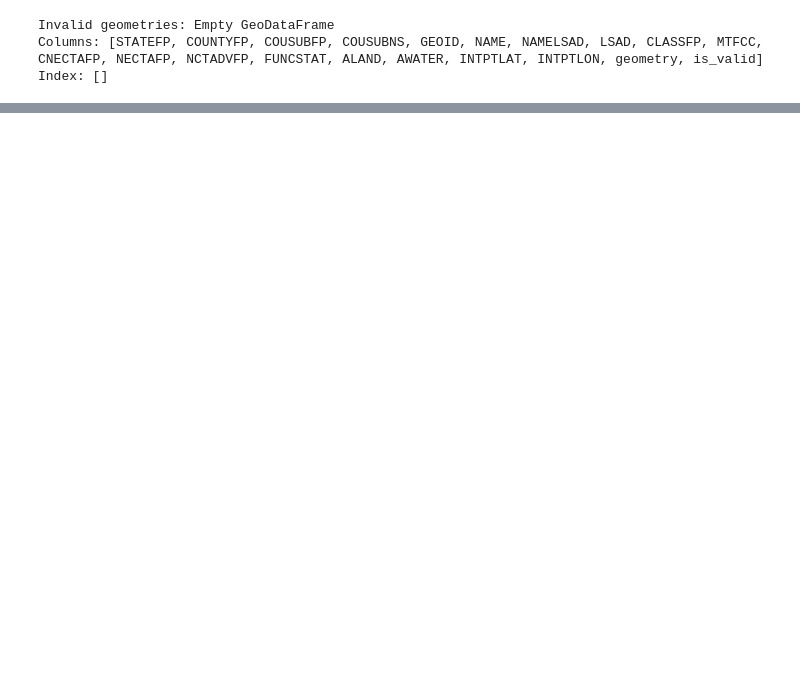
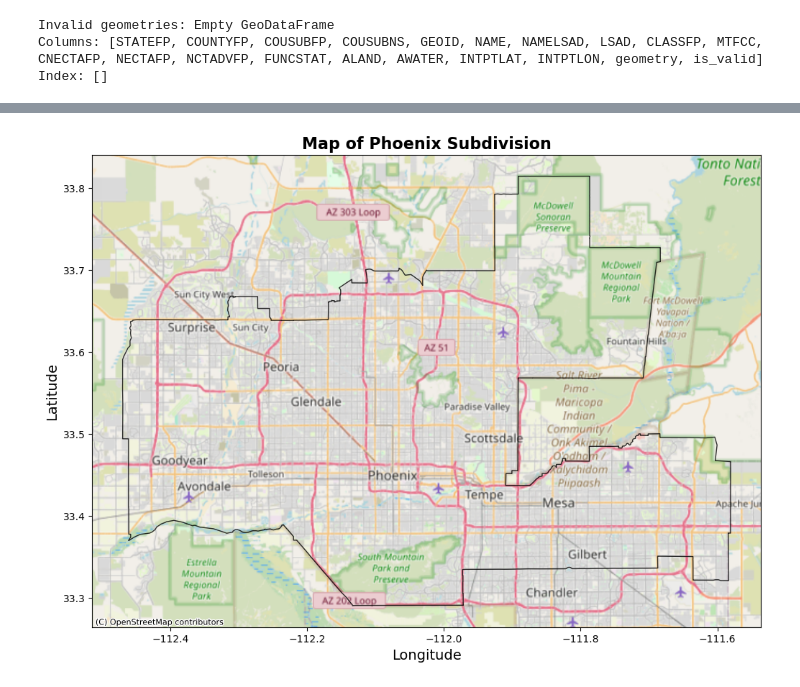
Before and after one commit to aakriti-poudel-chhetri/biodiversity-intactness-index-phoenix, a Jupyter notebook: bii-phoenix.ipynb, the cells around one changed output, grey strips where cells are left out. Saved outputs shown, nothing was run; the diff lists cells and outputs as text; code cells hidden in the pictures; blank space fills up the shorter version.

Commit message:
Add Phoenix geographic context map

```diff
--- a/bii-phoenix.ipynb
+++ b/bii-phoenix.ipynb
@@ -207,0 +212,23 @@ The Phoenix subdivision shapefile originally uses EPSG:4269 as its coordinate re
+# %%
+# Visualize the Phoenix subdivision using basemap
+fig, ax = plt.subplots(figsize=(12, 10))
+
+# Plot Phoenix subdivision
+phoenix.plot(ax=ax,
+                 facecolor='none',
+                 alpha=0.8,
+                 edgecolor='black',
+                 linewidth=1)
+
+# Add basemap to the Phoenix subdivision
+ctx.add_basemap(ax, crs=phoenix.crs, source=ctx.providers.OpenStreetMap.Mapnik)
+
+# Set title, x axis label and y axis label
+
+ax.set_title('Map of Phoenix Subdivision', fontsize=16, fontweight='bold')
+ax.set_xlabel('Longitude', fontsize=14)
+ax.set_ylabel('Latitude', fontsize=14)
+
+plt.show()
+# %% [output]
+[figure, added]
```
Also changed, not shown: parts of 15 cells of this notebook.
